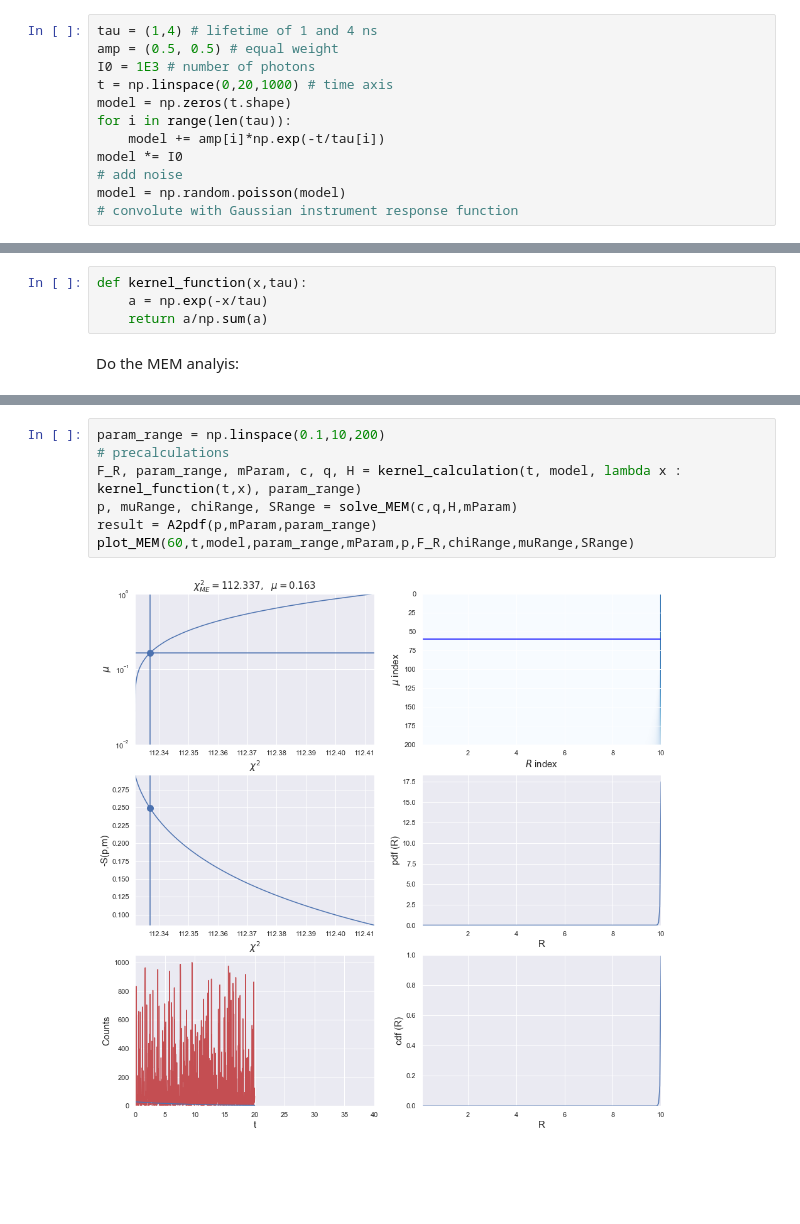
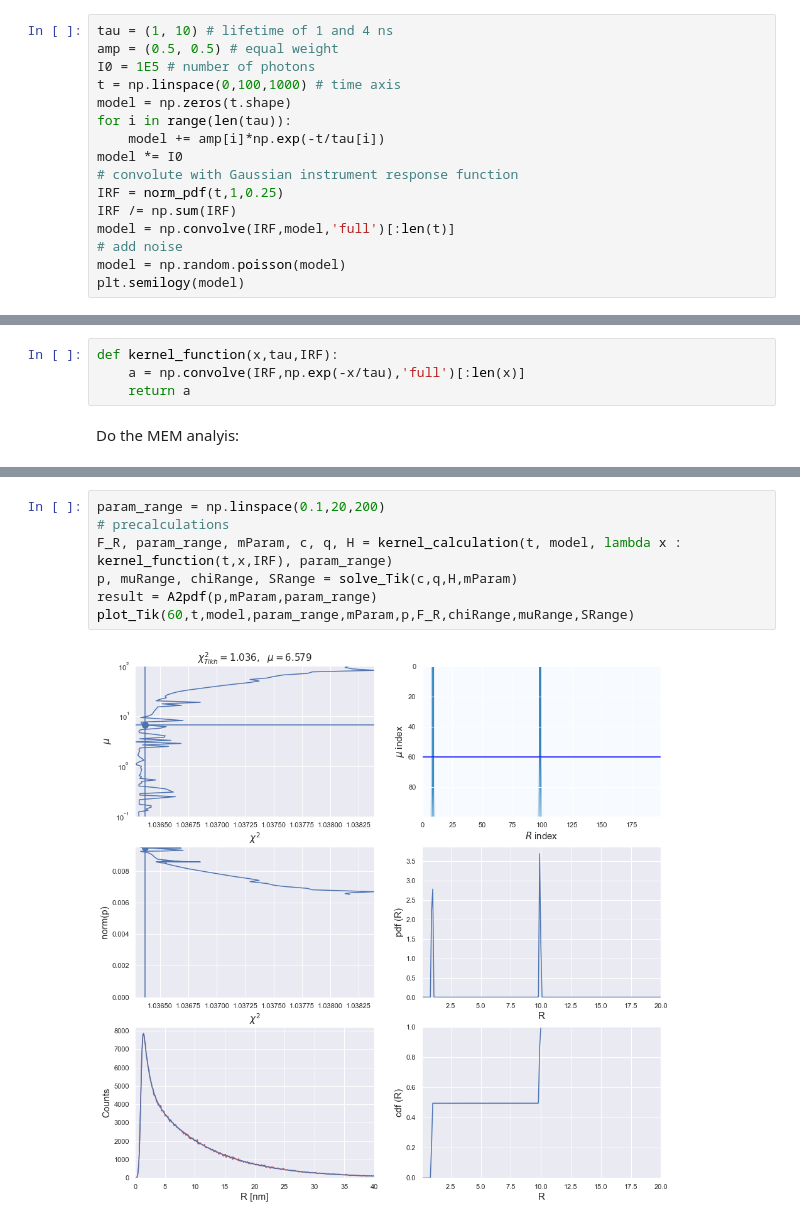
Before and after one commit to AndersBarth/MEMtoolbox, a Jupyter notebook: example_TCSPC.ipynb, the cells around one changed output, grey strips where cells are left out. Saved outputs shown, nothing was run; the diff lists cells and outputs as text; blank space fills up the shorter version.

```diff
--- a/example_TCSPC.ipynb
+++ b/example_TCSPC.ipynb
@@ -7,14 +8,18 @@ from memfunctions.plotting import plot_MEM, plot_Tik, plot_noreg
 # %% [markdown]
 First, we create some sample data - a simple biexponential model function.
 # %%
-tau = (1,4) # lifetime of 1 and 4 ns
+tau = (1, 10) # lifetime of 1 and 4 ns
 amp = (0.5, 0.5) # equal weight
-I0 = 1E3 # number of photons
-t = np.linspace(0,20,1000) # time axis
+I0 = 1E5 # number of photons
+t = np.linspace(0,100,1000) # time axis
 model = np.zeros(t.shape)
 for i in range(len(tau)):
     model += amp[i]*np.exp(-t/tau[i])
 model *= I0
+# convolute with Gaussian instrument response function
+IRF = norm_pdf(t,1,0.25)
+IRF /= np.sum(IRF)
+model = np.convolve(IRF,model,'full')[:len(t)]
 # add noise
 model = np.random.poisson(model)
-# convolute with Gaussian instrument response function
+plt.semilogy(model)
@@ -21,8 +29,8 @@ model = np.random.poisson(model)
 # %% [markdown]
 Define the kernel function:
 # %%
-def kernel_function(x,tau):
-    a = np.exp(-x/tau)
-    return a/np.sum(a)
+def kernel_function(x,tau,IRF):
+    a = np.convolve(IRF,np.exp(-x/tau),'full')[:len(x)]
+    return a
 # %% [markdown]
 Do the MEM analyis:
@@ -29,9 +65,9 @@ Do the MEM analyis:
 # %%
-param_range = np.linspace(0.1,10,200)
+param_range = np.linspace(0.1,20,200)
 # precalculations
-F_R, param_range, mParam, c, q, H = kernel_calculation(t, model, lambda x : kernel_function(t,x), param_range)
-p, muRange, chiRange, SRange = solve_MEM(c,q,H,mParam)
+F_R, param_range, mParam, c, q, H = kernel_calculation(t, model, lambda x : kernel_function(t,x,IRF), param_range)
+p, muRange, chiRange, SRange = solve_Tik(c,q,H,mParam)
 result = A2pdf(p,mParam,param_range)
-plot_MEM(60,t,model,param_range,mParam,p,F_R,chiRange,muRange,SRange)
+plot_Tik(60,t,model,param_range,mParam,p,F_R,chiRange,muRange,SRange)
 # %% [output]
-[figure, old version]
+[figure, new version]
```
Also changed, not shown: parts of 6 cells of this notebook, 1 other file.
